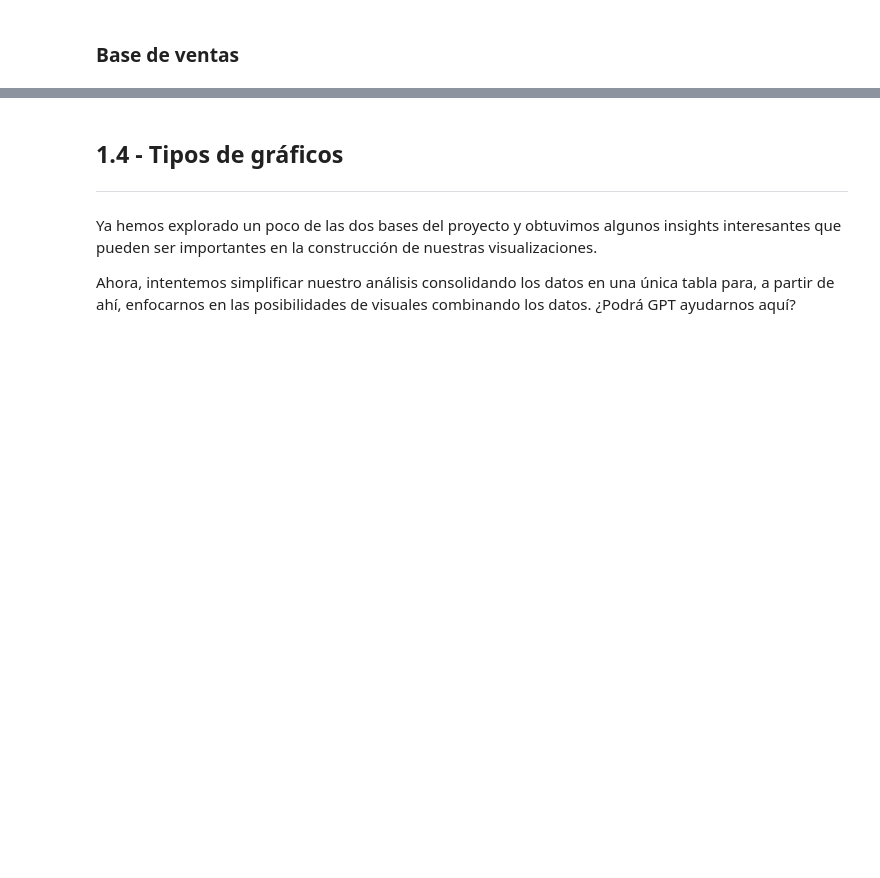
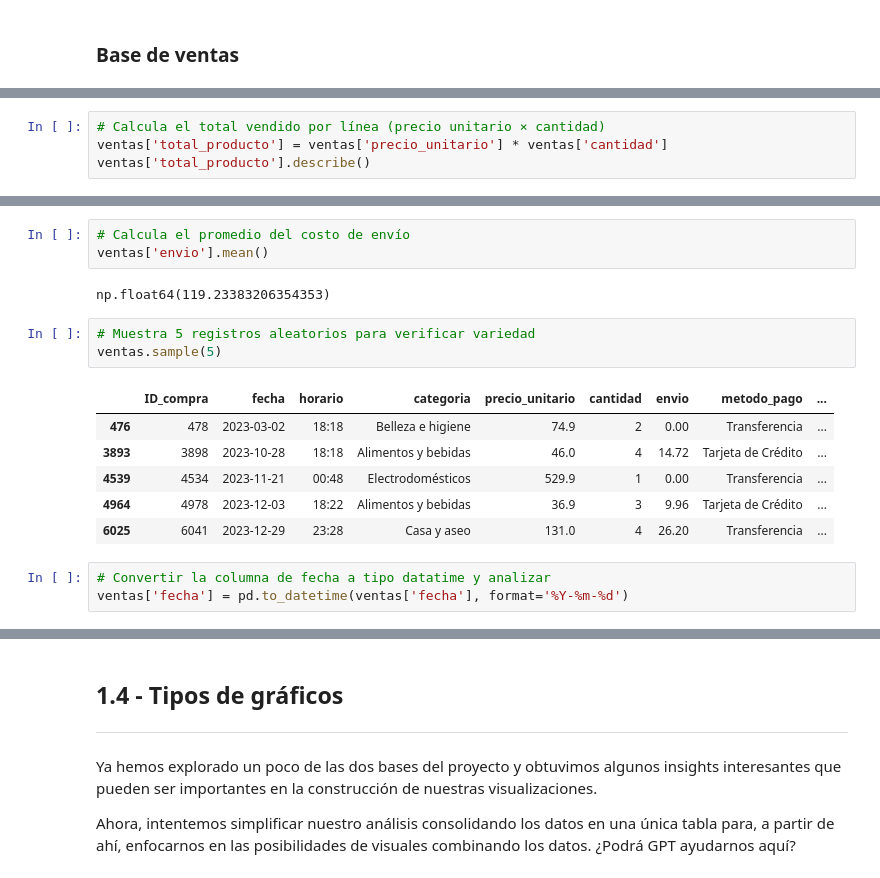
Before and after one commit to DanielRaiicHu/IA_aplicada_a_ciencia_de_datos, a Jupyter notebook: IA_aplicada_a_ciencia_de_datos.ipynb, the cells around one changed output, grey strips where cells are left out. Cells and saved outputs as stored; diff of their text form; blank space fills up the shorter version.

```diff
--- a/IA_aplicada_a_ciencia_de_datos.ipynb
+++ b/IA_aplicada_a_ciencia_de_datos.ipynb
@@ -76,0 +403,4 @@ Queremos hacer una breve exploración de los datos para comprender un poco sobre
+# %%
+# Calcula el total vendido por línea (precio unitario × cantidad)
+ventas['total_producto'] = ventas['precio_unitario'] * ventas['cantidad']
+ventas['total_producto'].describe()
@@ -76,0 +418,18 @@ Queremos hacer una breve exploración de los datos para comprender un poco sobre
+# %%
+# Calcula el promedio del costo de envío
+ventas['envio'].mean()
+# %% [output]
+np.float64(119.23383206354353)
+# %%
+# Muestra 5 registros aleatorios para verificar variedad
+ventas.sample(5)
+# %% [output]
+|  | ID_compra | fecha | horario | categoria | precio_unitario | cantidad | envio | metodo_pago | ... |
+| 476 | 478 | 2023-03-02 | 18:18 | Belleza e higiene | 74.9 | 2 | 0.00 | Transferencia | ... |
+| 3893 | 3898 | 2023-10-28 | 18:18 | Alimentos y bebidas | 46.0 | 4 | 14.72 | Tarjeta de Crédito | ... |
+| 4539 | 4534 | 2023-11-21 | 00:48 | Electrodomésticos | 529.9 | 1 | 0.00 | Transferencia | ... |
+| 4964 | 4978 | 2023-12-03 | 18:22 | Alimentos y bebidas | 36.9 | 3 | 9.96 | Tarjeta de Crédito | ... |
+| 6025 | 6041 | 2023-12-29 | 23:28 | Casa y aseo | 131.0 | 4 | 26.20 | Transferencia | ... |
+# %%
+# Convertir la columna de fecha a tipo datatime y analizar
+ventas['fecha'] = pd.to_datetime(ventas['fecha'], format='%Y-%m-%d')
```
Also changed, not shown: parts of 37 cells of this notebook.
